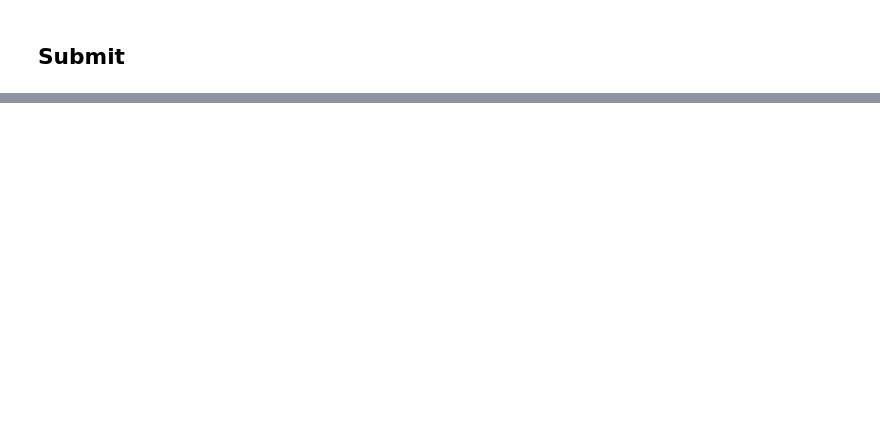
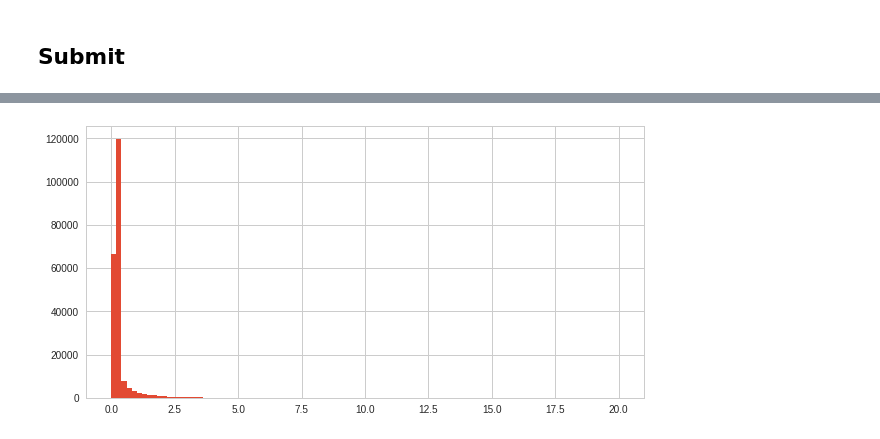
Before and after one commit to badbul/Coursera_competitive-data-science, a Jupyter notebook: Contest_1C/contest_1c.ipynb, the cells around one changed output, grey strips where cells are left out. Cells and saved outputs as stored; diff of their text form; code cells hidden in the pictures; blank space fills up the shorter version.

```diff
--- a/Contest_1C/contest_1c.ipynb
+++ b/Contest_1C/contest_1c.ipynb
@@ -668,0 +1454,4 @@ sub_df.to_csv('submissions/lgbm_5_filter_price.csv',index=False)
+# %%
+test_pred_avgsub_df['item_cnt_month'].hist(bins=100);
+# %% [output]
+[figure, added]
```
Also changed, not shown: parts of 103 cells of this notebook.
